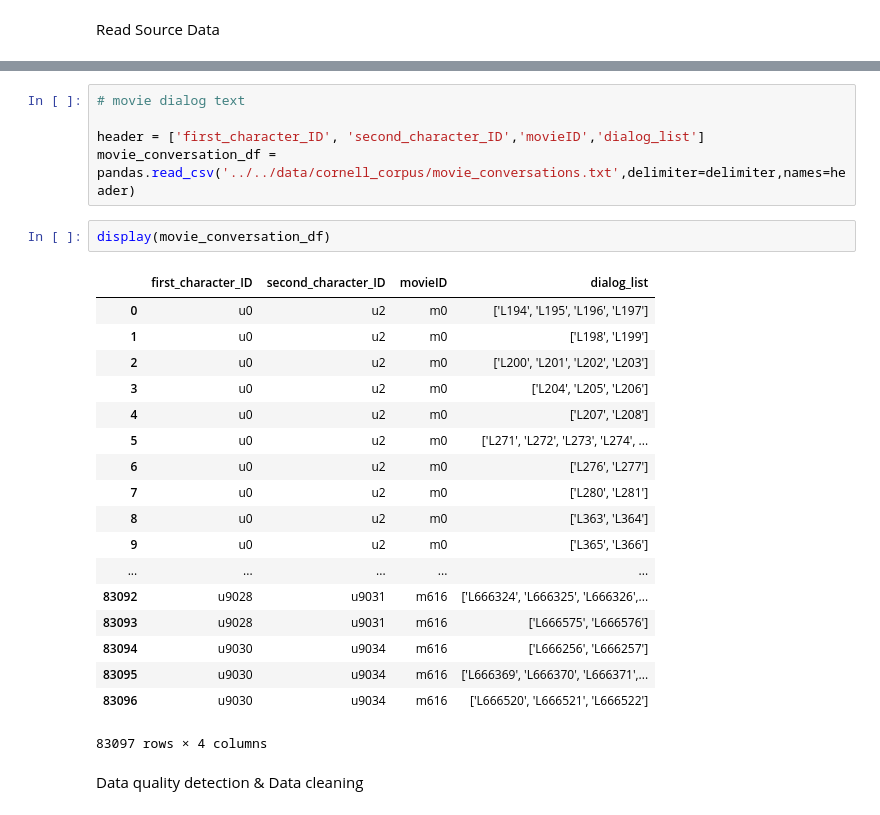
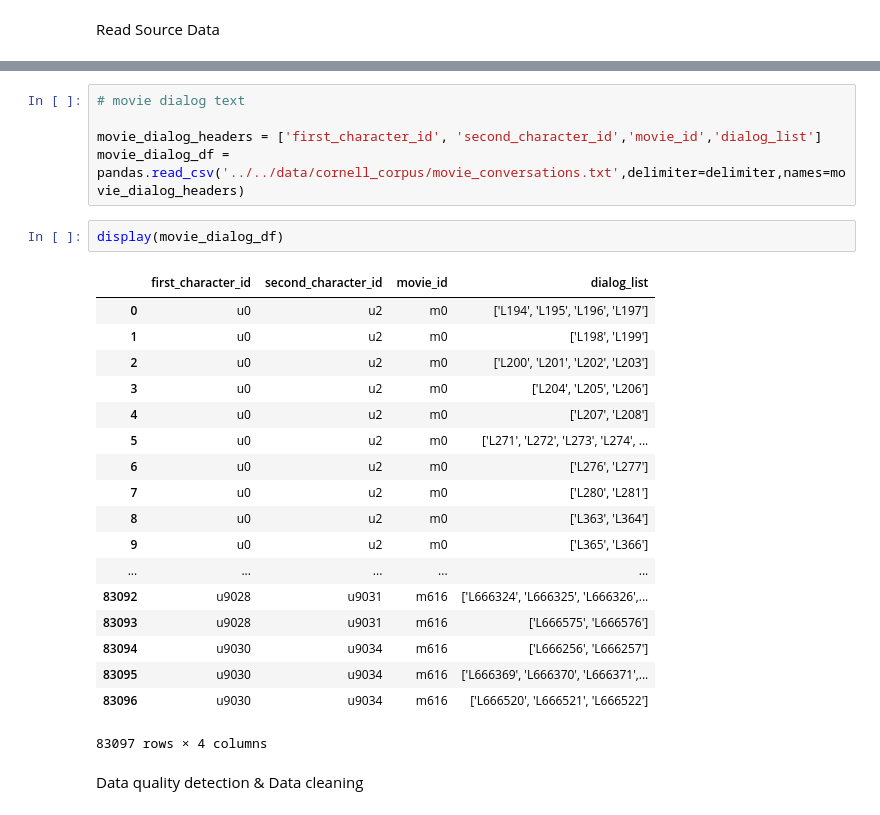
Before and after one commit to AnimeDataScientist/ChatRobot, a Jupyter notebook: src/data_preprocessing/pre-processing.ipynb, the cells around one changed output, grey strips where cells are left out. Cells and saved outputs as stored; diff of their text form.

```diff
--- a/src/data_preprocessing/pre-processing.ipynb
+++ b/src/data_preprocessing/pre-processing.ipynb
@@ -86,12 +86,12 @@ display(movie_sentence_df)
 # %%
 # movie dialog text
 
-header = ['first_character_ID', 'second_character_ID','movieID','dialog_list']
-movie_conversation_df = pandas.read_csv('../../data/cornell_corpus/movie_conversations.txt',delimiter=delimiter,names=header)
+movie_dialog_headers = ['first_character_id', 'second_character_id','movie_id','dialog_list']
+movie_dialog_df = pandas.read_csv('../../data/cornell_corpus/movie_conversations.txt',delimiter=delimiter,names=movie_dialog_headers)
 # %%
-display(movie_conversation_df)
+display(movie_dialog_df)
 # %% [output]
-|  | first_character_ID | second_character_ID | movieID | dialog_list |
+|  | first_character_id | second_character_id | movie_id | dialog_list |
 | 0 | u0 | u2 | m0 | ['L194', 'L195', 'L196', 'L197'] |
 | 1 | u0 | u2 | m0 | ['L198', 'L199'] |
 | 2 | u0 | u2 | m0 | ['L200', 'L201', 'L202', 'L203'] |
```
Also changed, not shown: parts of 10 cells of this notebook.
